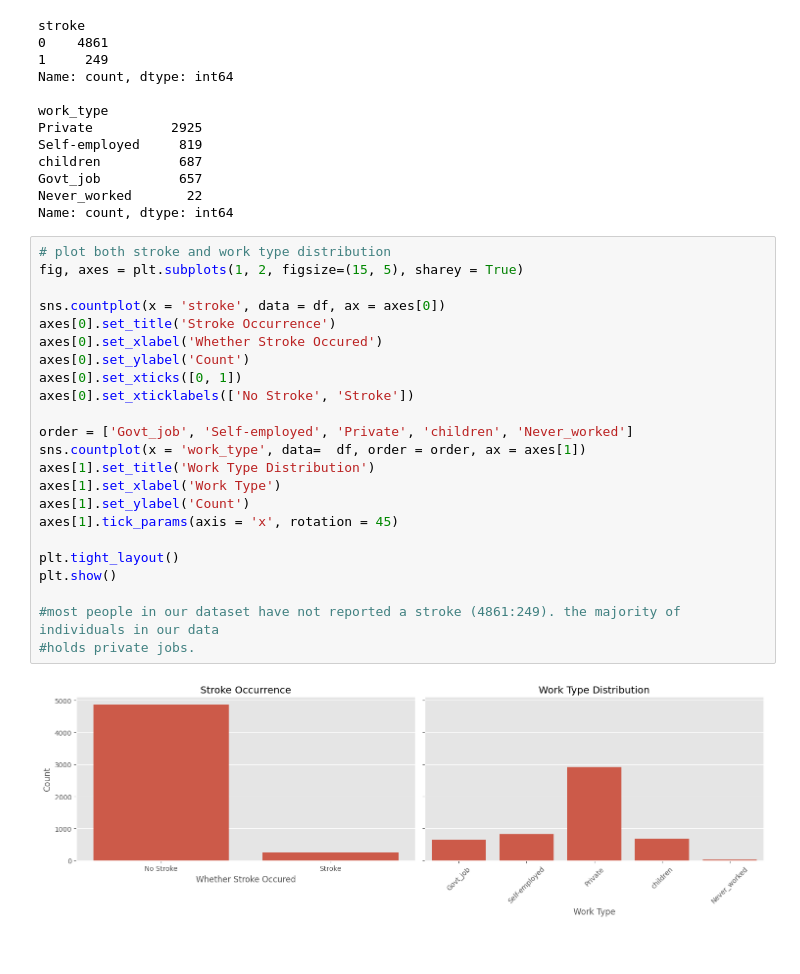
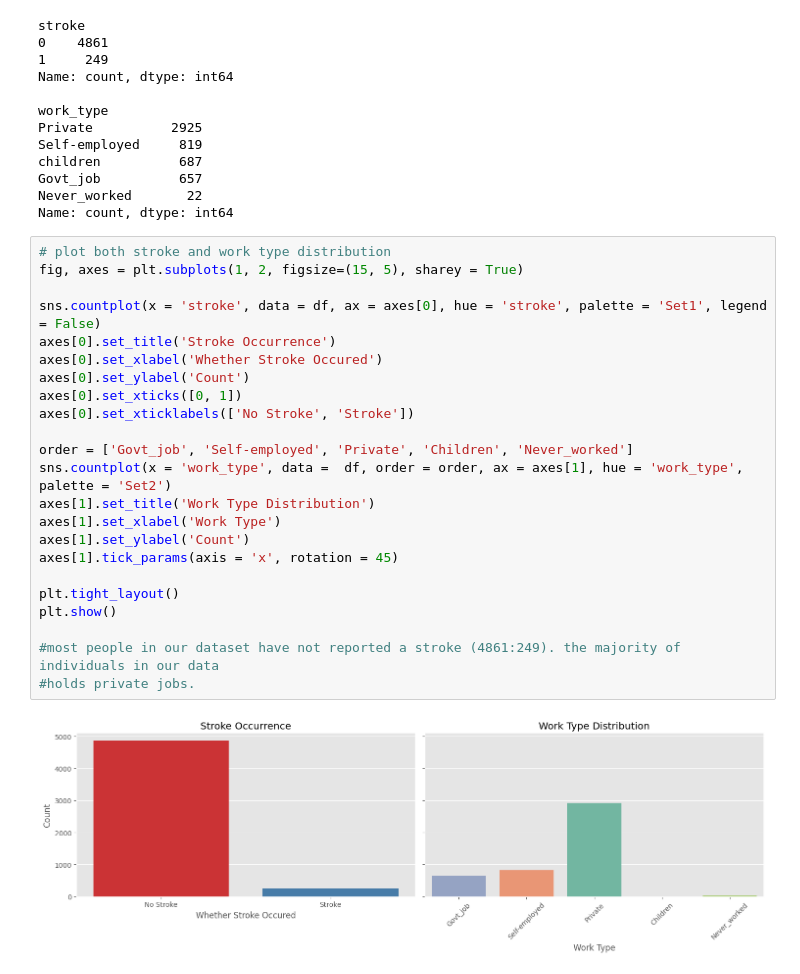
Before and after one commit to Yuuklo/stroke-prediction, a Jupyter notebook: notebooks/01_preprocessing.ipynb, the cells around one changed output. Cells and saved outputs as stored; diff of their text form.

```diff
--- a/notebooks/01_preprocessing.ipynb
+++ b/notebooks/01_preprocessing.ipynb
@@ -218,28 +307,28 @@ Name: count, dtype: int64
 # %%
 # plot both stroke and work type distribution
 fig, axes = plt.subplots(1, 2, figsize=(15, 5), sharey = True)
 
-sns.countplot(x = 'stroke', data = df, ax = axes[0])
+sns.countplot(x = 'stroke', data = df, ax = axes[0], hue = 'stroke', palette = 'Set1', legend = False)
 axes[0].set_title('Stroke Occurrence')
 axes[0].set_xlabel('Whether Stroke Occured')
 axes[0].set_ylabel('Count')
 axes[0].set_xticks([0, 1])
 axes[0].set_xticklabels(['No Stroke', 'Stroke'])
 
-order = ['Govt_job', 'Self-employed', 'Private', 'children', 'Never_worked']
-sns.countplot(x = 'work_type', data=  df, order = order, ax = axes[1])
+order = ['Govt_job', 'Self-employed', 'Private', 'Children', 'Never_worked']
+sns.countplot(x = 'work_type', data =  df, order = order, ax = axes[1], hue = 'work_type', palette = 'Set2')
 axes[1].set_title('Work Type Distribution')
 axes[1].set_xlabel('Work Type')
 axes[1].set_ylabel('Count')
 axes[1].tick_params(axis = 'x', rotation = 45)
 
 plt.tight_layout()
 plt.show()
 
 #most people in our dataset have not reported a stroke (4861:249). the majority of individuals in our data
 #holds private jobs.
 # %% [output]
-[figure, old version]
+[figure, new version]
 # %%
 #bmi distribution in relation to reported strokes, hypertension, and heart disease
 conditions = [
```
Also changed, not shown: parts of 19 cells of this notebook, 2 other files.
